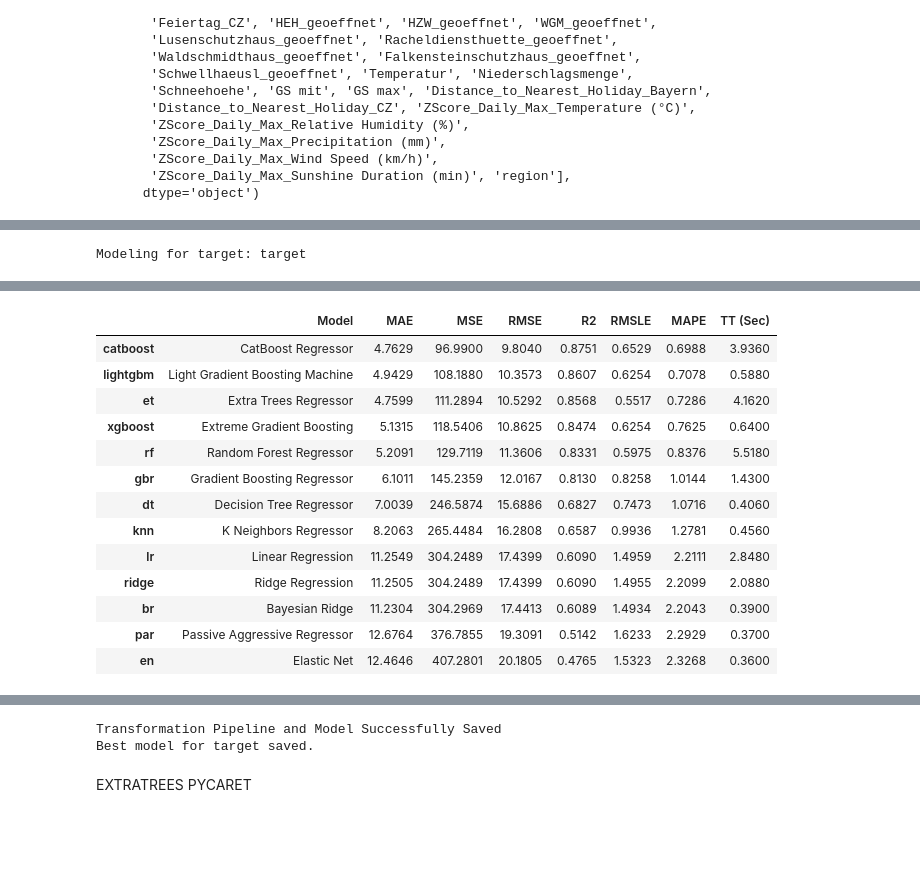
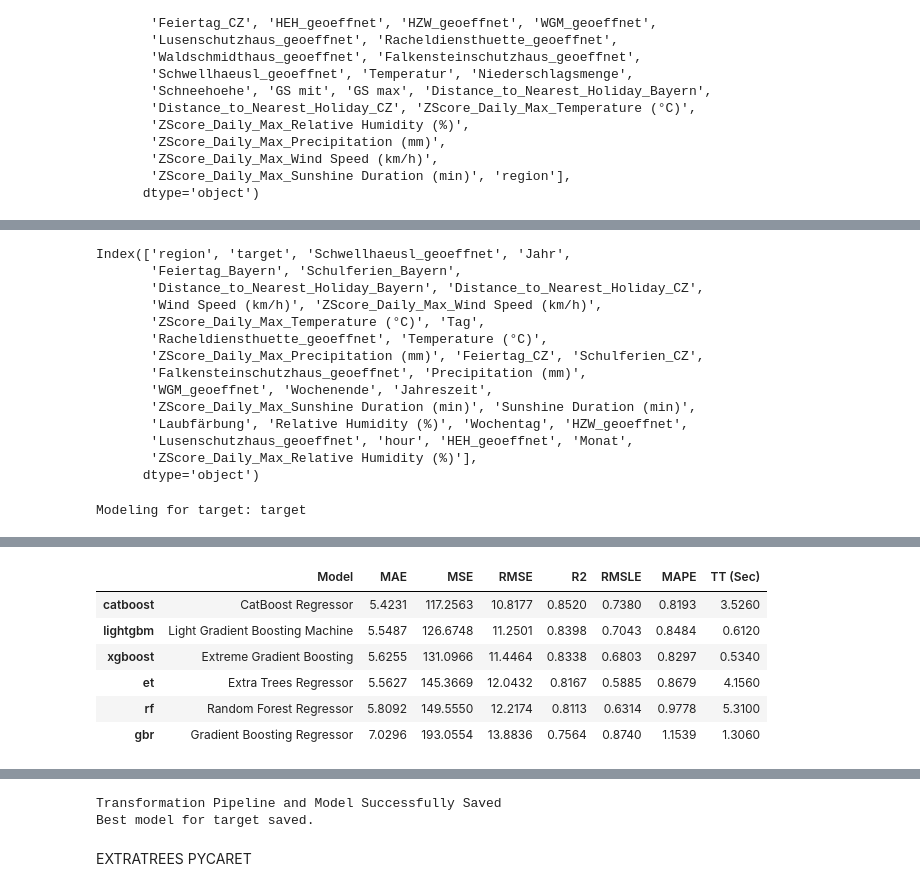
Before and after one commit to m-mango/bavarian-forest-visitor-monitoring-dssgx-24, a Jupyter notebook: long_format_data.ipynb, the cells around one changed output, grey strips where cells are left out. Cells and saved outputs as stored; diff of their text form; code cells hidden in the pictures; blank space fills up the shorter version.

Commit message:
kept experimenting with models

```diff
--- a/long_format_data.ipynb
+++ b/long_format_data.ipynb
@@ -446,3 +448,20 @@ for region in regions:
+# %%
+dfs['Falkenstein-Schwellhäusl_in_target'].columns
+# %% [output]
+Index(['region', 'target', 'Schwellhaeusl_geoeffnet', 'Jahr',
+       'Feiertag_Bayern', 'Schulferien_Bayern',
+       'Distance_to_Nearest_Holiday_Bayern', 'Distance_to_Nearest_Holiday_CZ',
+       'Wind Speed (km/h)', 'ZScore_Daily_Max_Wind Speed (km/h)',
+       'ZScore_Daily_Max_Temperature (°C)', 'Tag',
+       'Racheldiensthuette_geoeffnet', 'Temperature (°C)',
+       'ZScore_Daily_Max_Precipitation (mm)', 'Feiertag_CZ', 'Schulferien_CZ',
+       'Falkensteinschutzhaus_geoeffnet', 'Precipitation (mm)',
+       'WGM_geoeffnet', 'Wochenende', 'Jahreszeit',
+       'ZScore_Daily_Max_Sunshine Duration (min)', 'Sunshine Duration (min)',
+       'Laubfärbung', 'Relative Humidity (%)', 'Wochentag', 'HZW_geoeffnet',
+       'Lusenschutzhaus_geoeffnet', 'hour', 'HEH_geoeffnet', 'Monat',
+       'ZScore_Daily_Max_Relative Humidity (%)'],
+      dtype='object')
 # %%
 from pycaret.regression import *
 
@@ -455,14 +474,14 @@ numeric_features = ['Temperature (°C)',
        'ZScore_Daily_Max_Relative Humidity (%)',
        'ZScore_Daily_Max_Precipitation (mm)',
        'ZScore_Daily_Max_Wind Speed (km/h)',
-       'ZScore_Daily_Max_Sunshine Duration (min)']
+       'ZScore_Daily_Max_Sunshine Duration (min)', 'Distance_to_Nearest_Holiday_Bayern',
+       'Distance_to_Nearest_Holiday_CZ', 'ZScore_Daily_Max_Temperature (°C)']
 catgorical_features =['hour','Tag', 'Monat', 'Wochentag', 'Wochenende',
        'Jahreszeit', 'Laubfärbung', 'Feiertag_Bayern', 'Feiertag_CZ',
        'HEH_geoeffnet', 'HZW_geoeffnet', 'WGM_geoeffnet',
        'Lusenschutzhaus_geoeffnet', 'Racheldiensthuette_geoeffnet',
        'Falkensteinschutzhaus_geoeffnet', 'Schwellhaeusl_geoeffnet',
-       'Schulferien_Bayern', 'Schulferien_CZ', 'Jahr', 'Distance_to_Nearest_Holiday_Bayern',
-       'Distance_to_Nearest_Holiday_CZ', 'ZScore_Daily_Max_Temperature (°C)']
+       'Schulferien_Bayern', 'Schulferien_CZ', 'Jahr']
 
 for catfeature in catgorical_features:
     dfs['Falkenstein-Schwellhäusl_in_target'][catfeature] = dfs['Falkenstein-Schwellhäusl_in_target'][catfeature].astype(str)
@@ -470,48 +489,41 @@ for catfeature in catgorical_features:
 
 print(f"\nModeling for target: {target}\n")
 
 cols_for_modeling = [target] + numeric_features + catgorical_features
 
     # Initialize the PyCaret setup
 ts_setup = setup(
         data=dfs['Falkenstein-Schwellhäusl_in_target'][cols_for_modeling],
         target=target,
         train_size=0.9,
-        session_id=26,  # For reproducibility
+        session_id=123,  # For reproducibility
        # seasonal_period=24,  # Assumes daily seasonality for hourly data
        # fold_strategy='timeseries',  # Use time series cross-validation
         data_split_shuffle=True,
         fold=5,  # Number of folds in time series cross-validation
         #fh=24 * 14,  # Forecast horizon of 2 weeks (24 hours * 14 days)
         numeric_features=numeric_features,
         categorical_features=catgorical_features,
         verbose=False  # Suppress output for clarity
     )
 
     # Compare models and select the best one
-best_model = compare_models(exclude=["lasso", "lar", "ada", "llar", "dummy", "omp", "huber"])
+best_model = compare_models(exclude=["lasso", "lar", "ada", "llar", "dummy", "omp", "huber", "par", "en", "br", "ridge", "lr", "dt", "knn"])
 
     # Save the best model
 save_model(best_model, f'best_model_{target}')
 
 print(f"Best model for {target} saved.\n")
 # %% [output]
 Modeling for target: target
 [interactive output not drawn]
 |  | Model | MAE | MSE | RMSE | R2 | RMSLE | MAPE | TT (Sec) |
-| catboost | CatBoost Regressor | 4.7629 | 96.9900 | 9.8040 | 0.8751 | 0.6529 | 0.6988 | 3.9360 |
-| lightgbm | Light Gradient Boosting Machine | 4.9429 | 108.1880 | 10.3573 | 0.8607 | 0.6254 | 0.7078 | 0.5880 |
-| et | Extra Trees Regressor | 4.7599 | 111.2894 | 10.5292 | 0.8568 | 0.5517 | 0.7286 | 4.1620 |
-| xgboost | Extreme Gradient Boosting | 5.1315 | 118.5406 | 10.8625 | 0.8474 | 0.6254 | 0.7625 | 0.6400 |
-| rf | Random Forest Regressor | 5.2091 | 129.7119 | 11.3606 | 0.8331 | 0.5975 | 0.8376 | 5.5180 |
-| gbr | Gradient Boosting Regressor | 6.1011 | 145.2359 | 12.0167 | 0.8130 | 0.8258 | 1.0144 | 1.4300 |
-| dt | Decision Tree Regressor | 7.0039 | 246.5874 | 15.6886 | 0.6827 | 0.7473 | 1.0716 | 0.4060 |
-| knn | K Neighbors Regressor | 8.2063 | 265.4484 | 16.2808 | 0.6587 | 0.9936 | 1.2781 | 0.4560 |
-| lr | Linear Regression | 11.2549 | 304.2489 | 17.4399 | 0.6090 | 1.4959 | 2.2111 | 2.8480 |
-| ridge | Ridge Regression | 11.2505 | 304.2489 | 17.4399 | 0.6090 | 1.4955 | 2.2099 | 2.0880 |
-| br | Bayesian Ridge | 11.2304 | 304.2969 | 17.4413 | 0.6089 | 1.4934 | 2.2043 | 0.3900 |
-| par | Passive Aggressive Regressor | 12.6764 | 376.7855 | 19.3091 | 0.5142 | 1.6233 | 2.2929 | 0.3700 |
-| en | Elastic Net | 12.4646 | 407.2801 | 20.1805 | 0.4765 | 1.5323 | 2.3268 | 0.3600 |
+| catboost | CatBoost Regressor | 5.4231 | 117.2563 | 10.8177 | 0.8520 | 0.7380 | 0.8193 | 3.5260 |
+| lightgbm | Light Gradient Boosting Machine | 5.5487 | 126.6748 | 11.2501 | 0.8398 | 0.7043 | 0.8484 | 0.6120 |
+| xgboost | Extreme Gradient Boosting | 5.6255 | 131.0966 | 11.4464 | 0.8338 | 0.6803 | 0.8297 | 0.5340 |
+| et | Extra Trees Regressor | 5.5627 | 145.3669 | 12.0432 | 0.8167 | 0.5885 | 0.8679 | 4.1560 |
+| rf | Random Forest Regressor | 5.8092 | 149.5550 | 12.2174 | 0.8113 | 0.6314 | 0.9778 | 5.3100 |
+| gbr | Gradient Boosting Regressor | 7.0296 | 193.0554 | 13.8836 | 0.7564 | 0.8740 | 1.1539 | 1.3060 |
 [interactive output not drawn]
 Transformation Pipeline and Model Successfully Saved
 Best model for target saved.
```
Also changed, not shown: parts of 9 cells of this notebook, 2 other files.
